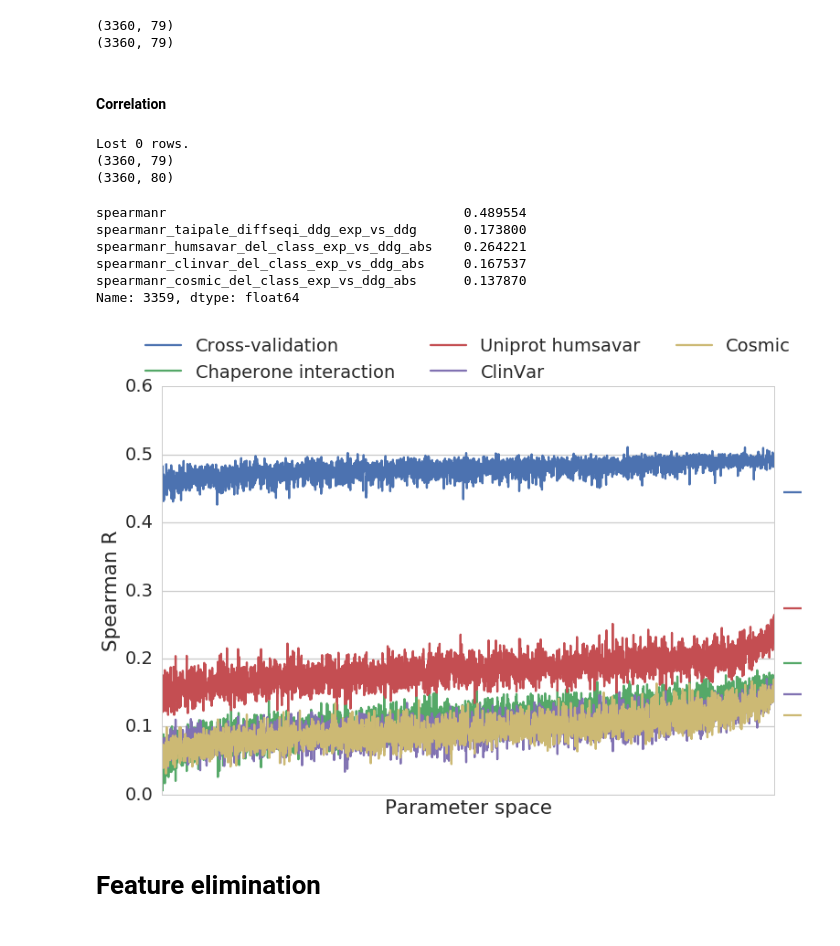
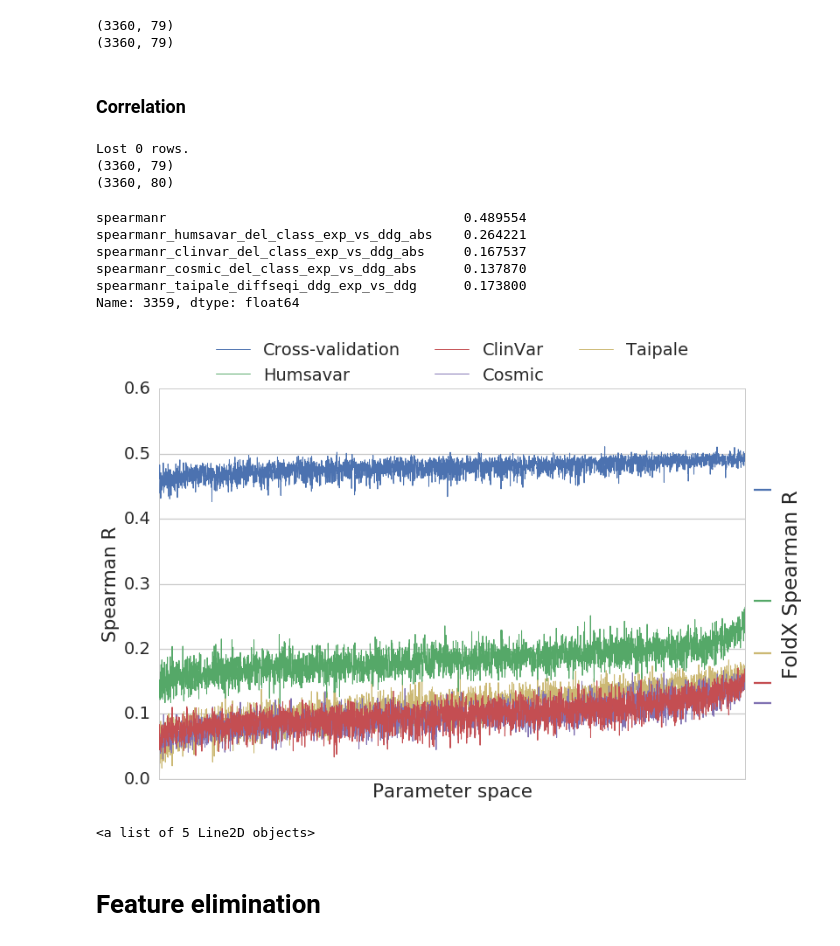
Before and after one commit to datapkg/elaspic_training_set, a Jupyter notebook: notebooks/core_machine_learning.ipynb, the cells around one changed output. Cells and saved outputs as stored; diff of their text form; code cells hidden in the pictures.

```diff
--- a/notebooks/core_machine_learning.ipynb
+++ b/notebooks/core_machine_learning.ipynb
@@ -298,7 +298,7 @@ The cross-validation score here is correct, but the validation scores used a wro
 # Run gridsearch on cluster
 log_base_dir = op.abspath(op.join(NOTEBOOK_NAME, '_reg_gridsearch'))
 
-js_be = ascommon.cluster_tools.JobSubmitter(
+js = jobsubmitter.JobSubmitter(
     'xv_all_features{}'.format('_diffseqi' if DIFFSEQI else ''),
     # 'xv_wout_dg_change{}'.format('_diffseqi' if DIFFSEQI else ''),
     'sge://:@192.168.6.201', log_base_dir,
@@ -342,7 +330,7 @@ with js_bc.connect():
 ### Resubmit failed
 # %%
 # Get job status
-results_df = js_be.job_status(system_commands)
+results_df = js.job_status(system_commands)
 print(Counter(results_df['status']))
 # %% [output]
 Counter({'done': 3360})
@@ -380,8 +366,8 @@ print(len(system_commands_noxval))
 # %%
-# Run gridsearch on cluster
+# Beagle
 log_base_dir = op.abspath(op.join(NOTEBOOK_NAME, '_reg_gridsearch'))
 
-js_be_noxval = ascommon.cluster_tools.JobSubmitter(
+js_noxval = jobsubmitter.JobSubmitter(
     'xv_wout_dg_change{}_seqisubsets_corrected'.format('_diffseqi' if DIFFSEQI else ''),
     'sge://:@192.168.6.201', log_base_dir,
     email='ostrokach@gmail.com', force_new_folder=False,
@@ -428,7 +400,7 @@ with js_bc_noxval.connect():
 ### Resubmit failed
 # %%
 # Get job status
-results_df_noxval = js_be_noxval.job_status(system_commands)
+results_df_noxval = js_noxval.job_status(system_commands)
 print(Counter(results_df_noxval['status']))
 # %% [output]
 Counter({'done': 3360})
@@ -473,7 +443,7 @@ print(results_df_all.shape)
 (3360, 79)
 (3360, 79)
 # %% [markdown]
-#### Correlation
+### Correlation
 # %%
 CORRELATION_TYPE = 'spearmanr'
 SUFFIX = ''
@@ -551,10 +521,10 @@ sns.set_context('talk', font_scale=1.5)
 
 columns = [
     CORRELATION_TYPE,
-    '{}_{}_ddg_exp_vs_ddg{}'.format(CORRELATION_TYPE, taipale_dataset_name, SUFFIX),
     '{}_humsavar_del_class_exp_vs_ddg_abs{}'.format(CORRELATION_TYPE, SUFFIX),
     '{}_clinvar_del_class_exp_vs_ddg_abs{}'.format(CORRELATION_TYPE, SUFFIX),
     '{}_cosmic_del_class_exp_vs_ddg_abs{}'.format(CORRELATION_TYPE, SUFFIX),
+    '{}_{}_ddg_exp_vs_ddg{}'.format(CORRELATION_TYPE, taipale_dataset_name, SUFFIX),
 ]
 
 _before = results_df_all.shape[0]
@@ -583,42 +553,69 @@ Lost 0 rows.
 (3360, 79)
 (3360, 80)
 spearmanr                                      0.489554
-spearmanr_taipale_diffseqi_ddg_exp_vs_ddg      0.173800
 spearmanr_humsavar_del_class_exp_vs_ddg_abs    0.264221
 spearmanr_clinvar_del_class_exp_vs_ddg_abs     0.167537
 spearmanr_cosmic_del_class_exp_vs_ddg_abs      0.137870
+spearmanr_taipale_diffseqi_ddg_exp_vs_ddg      0.173800
 Name: 3359, dtype: float64
 # %%
 # Plot gridsearch over parameter space
 fg, ax = plt.subplots(figsize=(12, 8))
 
 ax = (
     df[columns]
     .rename(columns={
         CORRELATION_TYPE: 'Cross-validation',
-        '{}_{}_ddg_exp_vs_ddg{}'.format(CORRELATION_TYPE, taipale_dataset_name, SUFFIX): 'Chaperone interaction',
-        '{}_humsavar_del_class_exp_vs_ddg_abs{}'.format(CORRELATION_TYPE, SUFFIX): 'Uniprot humsavar',
+        '{}_{}_ddg_exp_vs_ddg{}'.format(CORRELATION_TYPE, taipale_dataset_name, SUFFIX): 'Taipale',
+        '{}_humsavar_del_class_exp_vs_ddg_abs{}'.format(CORRELATION_TYPE, SUFFIX): 'Humsavar',
         '{}_clinvar_del_class_exp_vs_ddg_abs{}'.format(CORRELATION_TYPE, SUFFIX): 'ClinVar',
         '{}_cosmic_del_class_exp_vs_ddg_abs{}'.format(CORRELATION_TYPE, SUFFIX): 'Cosmic',
         })
-    .plot(xticks=[], ax=ax)
+    .plot(xticks=[], ax=ax, linewidth=1)
 )
+
+for i, l in enumerate(ax.get_lines()):
+    l.set_zorder(len(columns) - i)
+
+# display(ax.get_children())
+# for i, (a, b) in enumerate(zip(
+#         ax.get_children()[:len(columns) // 2],
+#         reversed(ax.get_children()[len(columns):len(columns) // 2:-1]))):
+#     inc = len(columns) // 2 - i
+#     a_zorder = int(a.get_zorder())
+#     b_zorder = int(b.get_zorder())
+#     print(a_zorder, b_zorder)
+#     a.set_zorder(b_zorder)
+#     b.set_zorder(a_zorder)
 
 ax.set_xlabel('Parameter space')
 ax.set_ylabel('{} R'.format(CORRELATION_TYPE[:-1].capitalize()))
 ax.set_ylim(0, 0.6)
 ax.legend(loc='upper center', bbox_to_anchor=(0.5, 1.16), ncol=3)
 
+text_xpos = ax.get_xlim()[1] + (ax.get_xlim()[1] - ax.get_xlim()[0]) * 0.08
+text_ypos = (ax.get_ylim()[1] - ax.get_ylim()[0]) / 2
+ax.text(
+    text_xpos, text_ypos, 'FoldX Spearman R', rotation=90,
+    horizontalalignment='center', verticalalignment='center')
+
 l = plt.hlines(
     [foldx_corrs[c] for c in columns],
     xmin=ax.get_xlim()[1] + 50,
     xmax=ax.get_xlim()[1] + 150,
-    colors=sns.get_color_cycle()[:len(columns)],
+    colors=sns.color_palette()[:len(columns)],
     linestyles='-')
 
 l.set_clip_on(False)
+
+plt.savefig(op.join(NOTEBOOK_NAME, 'gridsearch.png'), bbox_inches='tight', dpi=220)
+plt.savefig(op.join(NOTEBOOK_NAME, 'gridsearch.pdf'), bbox_inches='tight')
 # %% [output]
-[figure, old version]
+[figure, new version]
+# %%
+ax.get_lines()
+# %% [output]
+<a list of 5 Line2D objects>
 # %% [markdown]
 # Feature elimination
 # %% [markdown]
```
Also changed, not shown: parts of 42 cells of this notebook, 1 other file.
